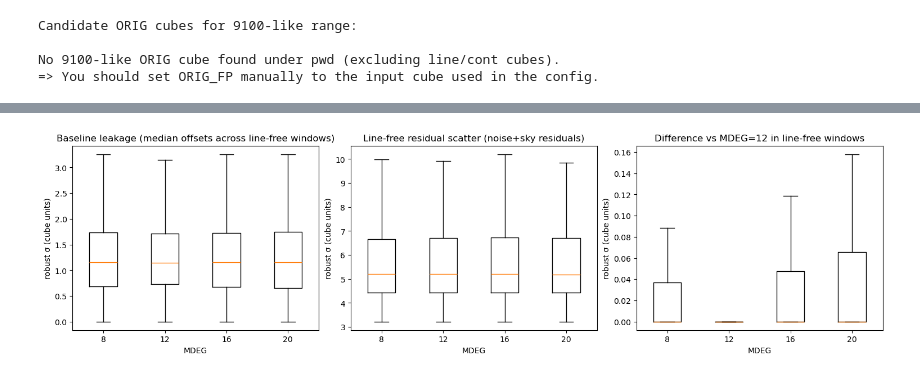
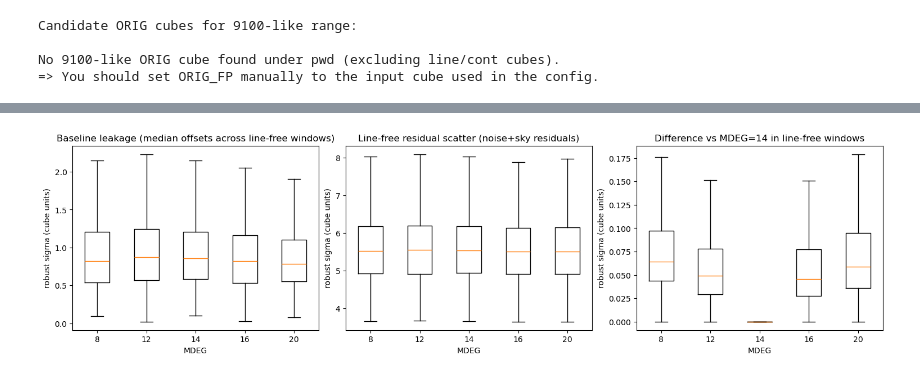
Before and after one commit to Rongjun-ANU/ICRAR-MAUVE, a Jupyter notebook: nGIST_dev_7.6.4/20260209_check_MDEG_IC3392_9100_v3tk.ipynb, the cells around one changed output, grey strips where cells are left out. Drawn from its saved outputs; the diff is of its cells as text; code cells hidden in the pictures.

```diff
--- a/nGIST_dev_7.6.4/20260209_check_MDEG_IC3392_9100_v3tk.ipynb
+++ b/nGIST_dev_7.6.4/20260209_check_MDEG_IC3392_9100_v3tk.ipynb
@@ -77,10 +77,11 @@ from astropy.io import fits
 run_ids = {
     8:  "IC3392_v3tk_9100_mask_uptoCONT_MDEG8",
     12: "IC3392_v3tk_9100_mask_uptoCONT_MDEG12",
+    14: "IC3392_v3tk_9100_mask_uptoCONT_MDEG14",
     16: "IC3392_v3tk_9100_mask_uptoCONT_MDEG16",
     20: "IC3392_v3tk_9100_mask_uptoCONT_MDEG20",
 }
-REF_MDEG = 12
+REF_MDEG = 14
 
 def build_wave_from_header(hdr, nw):
     crval = hdr.get("CRVAL3", None)
@@ -348,10 +384,10 @@ display(summarize(df, "diff_linefree"))
 # Boxplots for core metrics
 fig, axes = plt.subplots(1, 3, figsize=(15, 4), constrained_layout=True)
 for ax, col, title, ylab in [
-    (axes[0], "baseline_leak", "Baseline leakage (median offsets across line-free windows)", "robust σ (cube units)"),
-    (axes[1], "sky_rms", "Line-free residual scatter (noise+sky residuals)", "robust σ (cube units)"),
-    (axes[2], "diff_linefree", f"Difference vs MDEG={REF_MDEG} in line-free windows", "robust σ (cube units)")
-]:
+    (axes[0], "baseline_leak", "Baseline leakage (median offsets across line-free windows)", "robust sigma (cube units)"),
+    (axes[1], "sky_rms", "Line-free residual scatter (noise+sky residuals)", "robust sigma (cube units)"),
+    (axes[2], "diff_linefree", f"Difference vs MDEG={REF_MDEG} in line-free windows", "robust sigma (cube units)"),
+ ]:
     data = [df.loc[df.mdeg == m, col].dropna().values for m in sorted(run_ids)]
     ax.boxplot(data, labels=[str(m) for m in sorted(run_ids)], showfliers=False)
     ax.set_title(title)
@@ -359,23 +395,71 @@ for ax, col, title, ylab in [
     ax.set_ylabel(ylab)
 plt.show()
 
-# Fast Δflux/flux_ref quantiles using pivot (no merge loops)
+# Window-by-window summaries (red coverage included)
+def window_table(window_summary, window_name):
+    rows = []
+    for mdeg in sorted(run_ids):
+        d = window_summary.get(window_name, {}).get(mdeg)
+        if not d:
+            continue
+        rows.append({
+            "mdeg": mdeg,
+            "med_p50": d["med_p50"],
+            "rms_p50": d["rms_p50"],
+            "rmscont_p50": d["rmscont_p50"],
+            "n": d["n"],
+        })
+    return pd.DataFrame(rows)
+
+report_windows = [
+    "cont_5218_5485",
+    "cont_8200_8250",
+    "cont_8800_8850",
+    "CaT_edge_8470_8700",
+    "SIII_edge_9040_9095",
+]
+for wn in report_windows:
+    if wn not in window_summary:
+        continue
+    print(f"\nWindow: {wn}")
+    display(window_table(window_summary, wn))
+
+# Baseline-subtracted line stability
+LINE_SIGNAL_PCTL = 30.0
+
+def line_stability_table(df, line_col, ref_mdeg, signal_pctl=LINE_SIGNAL_PCTL, min_n=50):
+    wide = df.pivot_table(index=["y", "x"], columns="mdeg", values=line_col, aggfunc="median")
+    if ref_mdeg not in wide.columns:
+        return None
+    ref = wide[ref_mdeg]
+    ok = np.isfinite(ref)
+    if ok.sum() == 0:
+        return None
+    thr = np.nanpercentile(np.abs(ref[ok]), signal_pctl)
+    ok &= (np.abs(ref) > thr)
+    if ok.sum() == 0:
+        return None
+
+    dfrac = (wide.sub(ref, axis=0)).div(ref.replace(0, np.nan), axis=0) * 100.0
+    rows = []
+    for mdeg in sorted(run_ids.keys()):
+        if mdeg not in dfrac.columns:
+            continue
+        vals = dfrac[mdeg][ok]
+        vals = vals[np.isfinite(vals)]
+        if vals.size < min_n:
+            rows.append({"mdeg": mdeg, "p16": np.nan, "p50": np.nan, "p84": np.nan, "N": int(vals.size)})
+            continue
+        p16, p50, p84 = np.nanpercentile(vals, [16, 50, 84])
+        rows.append({"mdeg": mdeg, "p16": p16, "p50": p50, "p84": p84, "N": int(vals.size)})
+    return pd.DataFrame(rows)
+
 flux_cols = [c for c in df.columns if c.startswith("F_")]
-
 for col in flux_cols:
-    wide = df.pivot_table(index=["y", "x"], columns="mdeg", values=col, aggfunc="median")
-    if REF_MDEG not in wide.columns:
+    qs = line_stability_table(df, col, REF_MDEG)
+    if qs is None:
         continue
-    ref = wide[REF_MDEG]
-
-    # fractional change vs ref for each MDEG (exclude ref itself)
-    dfrac = (wide.sub(ref, axis=0)).div(ref.replace(0, np.nan), axis=0)
-
-    # quantiles per MDEG
-    qs = dfrac.quantile([0.16, 0.50, 0.84], axis=0).T
-    qs.columns = ["p16", "p50", "p84"]
-
-    print("\n", col, "fractional change vs MDEG", REF_MDEG)
-    display(qs.loc[sorted(run_ids.keys())])
+    print("\n", col, f"baseline-subtracted flux change vs MDEG {REF_MDEG} [%]")
+    display(qs.loc[qs["mdeg"].isin(sorted(run_ids.keys()))])
 # %% [output]
 |  | mdeg | median | p16 | p84 | N |
@@ -396 +483 @@ for col in flux_cols:
-[figure, old version]
+[figure, new version]
```
Also changed, not shown: parts of 8 cells of this notebook, 4 other files.
